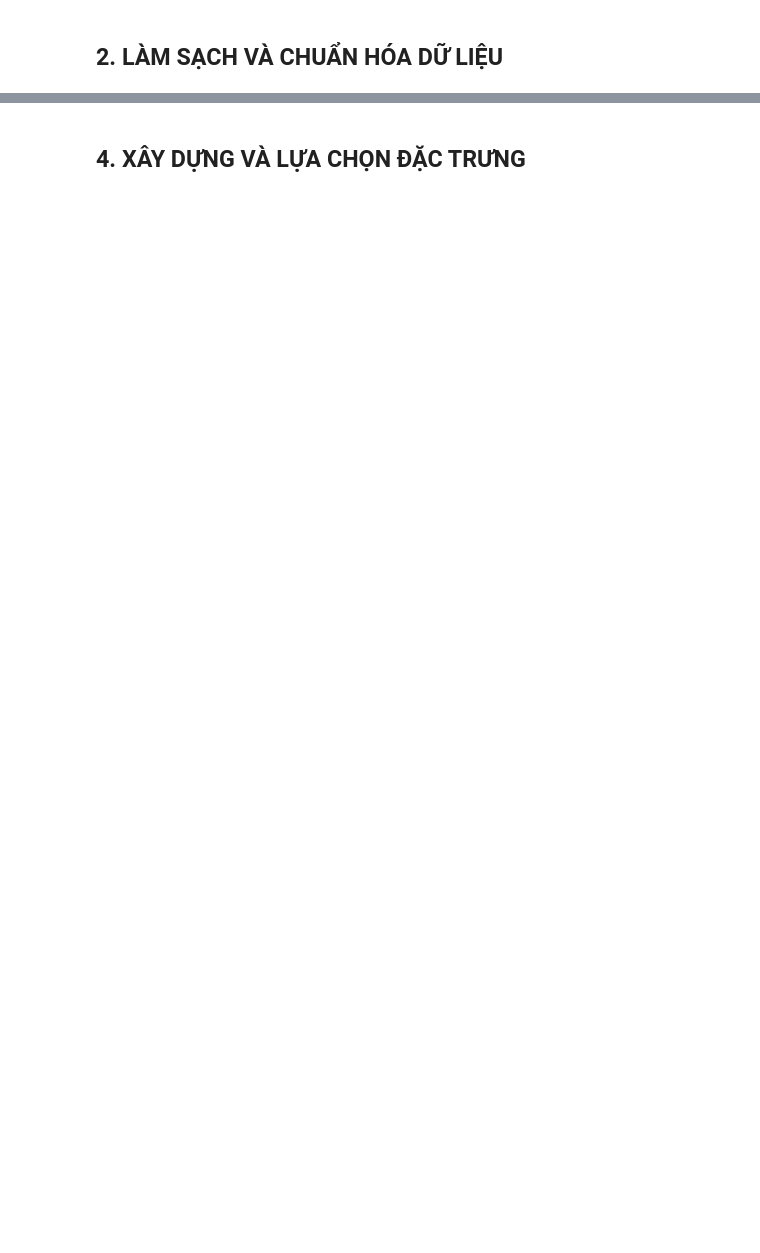
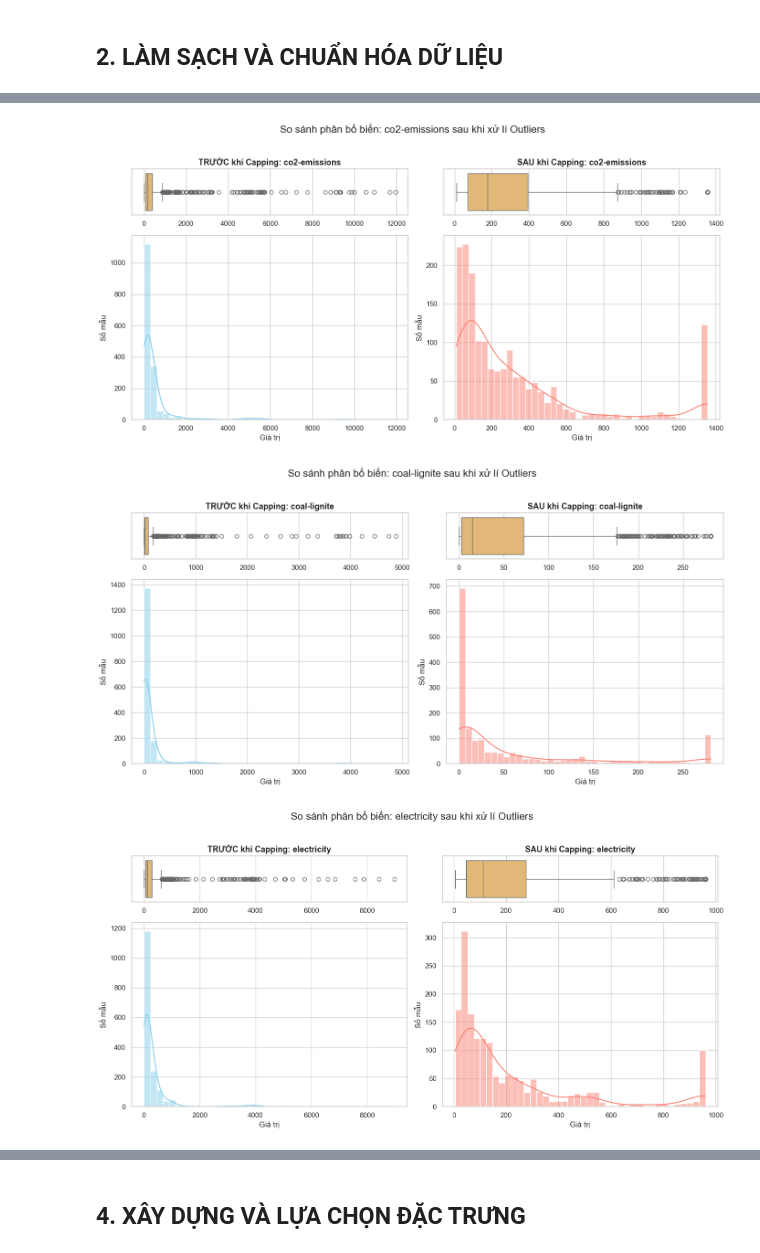
Before and after one commit to NganBui25/-CO2-Emissions-Prediction, a Jupyter notebook: feature_engineering.ipynb, the cells around one changed output, grey strips where cells are left out. Saved outputs shown, nothing was run; the diff lists cells and outputs as text; code cells hidden in the pictures; blank space fills up the shorter version.

```diff
--- a/feature_engineering.ipynb
+++ b/feature_engineering.ipynb
@@ -147,0 +324,64 @@ for col_name in cols_to_plot:
+# %%
+dulieu_truocxuly_outlier = dulieu_xuly_nan.copy()
+dulieu_xuly_outlier = dulieu_truocxuly_outlier.copy()
+
+
+energy_cols = [
+    'co2-emissions', 'coal-lignite', 'electricity',
+    'natural-gas', 'oil-products', 'renewables',
+    'renewables-wind-solar', 'total-energy'
+]
+
+
+for col in energy_cols:
+    Q1 = dulieu_xuly_outlier[col].quantile(0.25)
+    Q3 = dulieu_xuly_outlier[col].quantile(0.75)
+    IQR = Q3 - Q1
+
+
+    if col == 'renewables':
+        lower_bound = Q1 - 1.5 * IQR
+        upper_bound = Q3 + 1.5 * IQR
+    else:
+        lower_bound = Q1 - 3 * IQR
+        upper_bound = Q3 + 3 * IQR
+
+
+    dulieu_xuly_outlier[col] = dulieu_xuly_outlier[col].clip(lower=lower_bound, upper=upper_bound)
+
+sns.set_theme(style="whitegrid")
+
+
+for col in energy_cols:
+    fig, axes = plt.subplots(2, 2, figsize=(14, 7), gridspec_kw={'height_ratios': [0.2, 0.8]})
+
+
+    # BEFORE
+    sns.boxplot(x=dulieu_truocxuly_outlier[col], ax=axes[0, 0], color='#f2bc66')
+    axes[0, 0].set_title(f'TRƯỚC khi Capping: {col}', fontsize=13, fontweight='bold')
+    axes[0, 0].set_xlabel('')
+
+
+    sns.histplot(dulieu_truocxuly_outlier[col], bins=40, kde=True, color='skyblue', ax=axes[1, 0])
+    axes[1, 0].set_xlabel('Giá trị')
+    axes[1, 0].set_ylabel('Số mẫu')
+
+
+    # AFTER
+    sns.boxplot(x=dulieu_xuly_outlier[col], ax=axes[0, 1], color='#f2bc66')
+    axes[0, 1].set_title(f'SAU khi Capping: {col}', fontsize=13, fontweight='bold')
+    axes[0, 1].set_xlabel('')
+
+
+    sns.histplot(dulieu_xuly_outlier[col], bins=40, kde=True, color='salmon', ax=axes[1, 1])
+    axes[1, 1].set_xlabel('Giá trị')
+    axes[1, 1].set_ylabel('Số mẫu')
+
+
+    plt.suptitle(f'So sánh phân bố biến: {col} sau khi xử lí Outliers', fontsize=16, y=1.02)
+    plt.tight_layout()
+    plt.show()
+# %% [output]
+[figure, added]
+[figure, added]
+[figure, added]
```
Also changed, not shown: parts of 63 cells of this notebook, 11 other files.
